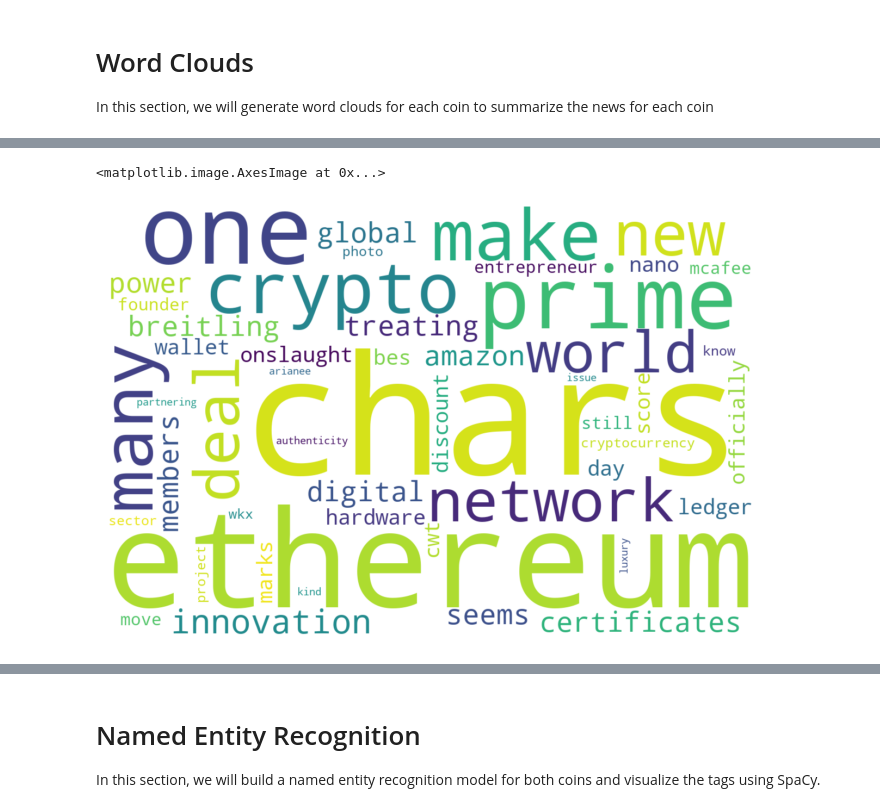
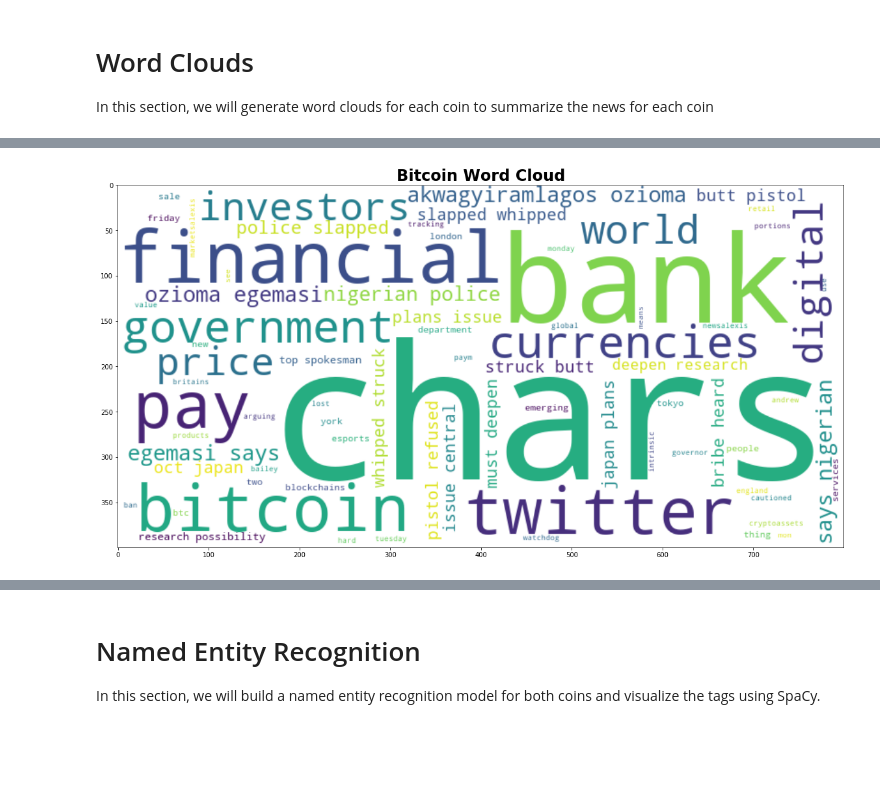
Before and after one commit to pdevalaraju/NLP_Crypto_Sentiment_Analysis, a Jupyter notebook: crypto_sentiment.ipynb, the cells around one changed output, grey strips where cells are left out. Saved outputs shown, nothing was run; the diff lists cells and outputs as text; code cells hidden in the pictures; blank space fills up the shorter version.

```diff
--- a/crypto_sentiment.ipynb
+++ b/crypto_sentiment.ipynb
@@ -301,14 +293,14 @@ In this section, we will generate word clouds for each coin to summarize the new
 # %%
 #wordcloud imports
 from wordcloud import WordCloud
-import matplotlib.pyplot as plt
-plt.style.use('seaborn-whitegrid')
-import matplotlib as mpl
-mpl.rcParams['figure.figsize'] = [15.0, 8.0]
+mpl.rcParams['figure.figsize'] =[20, 15]
 # %%
-#create Bitcoin wordcloud
-btc_news_string=' '.join(btc_score_df['Bitcoin_News'])
-wc = WordCloud(width=1200, height=800, max_words=50, background_color="white", collocations=False).generate(' '.join(tokenizer(btc_news_string, sw_union)))
-plt.title = "Bitcoin Word Cloud"
-plt.axis("off")
-plt.imshow(wc, interpolation="bilinear")
+#define a function to create wordcloud by passing the news Series
+def get_word_cloud(news):
+    news_string=' '.join(news)
+    wc = WordCloud(width=800, height=400, max_words=75, background_color="white").generate(' '.join(get_tokens(news_string)))
+    fig, ax = plt.subplots()
+    title=news.name.split("_")[0] + " Word Cloud"
+    ax.set_title(title, fontsize=24, fontweight ="bold")
+    ax = plt.imshow(wc, interpolation="bilinear")
+    return plt
@@ -318,10 +307,4 @@ plt.imshow(wc, interpolation="bilinear")
-# %%
-# Generate the Ethereum word cloud
-eth_news_string = ' '.join(eth_score_df['Ethereum_News'])
-wc = WordCloud(width=1200, height=800, max_words=50, background_color="white", collocations=False).generate(' '.join(tokenizer(eth_news_string, sw_union)))
-plt.title ="Ethereum Word Cloud"
-plt.axis("off")
-plt.imshow(wc, interpolation="bilinear")
-# %% [output]
-<matplotlib.image.AxesImage at 0x...>
-[figure, removed]
+# %%
+get_word_cloud(btc_score_df['Bitcoin_News']).show()
+# %% [output]
+[figure, added]
```
Also changed, not shown: parts of 24 cells of this notebook.
